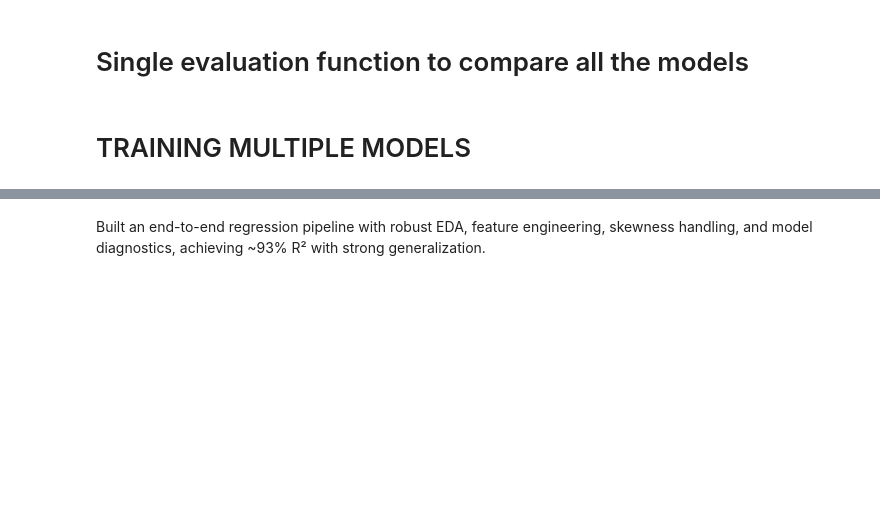
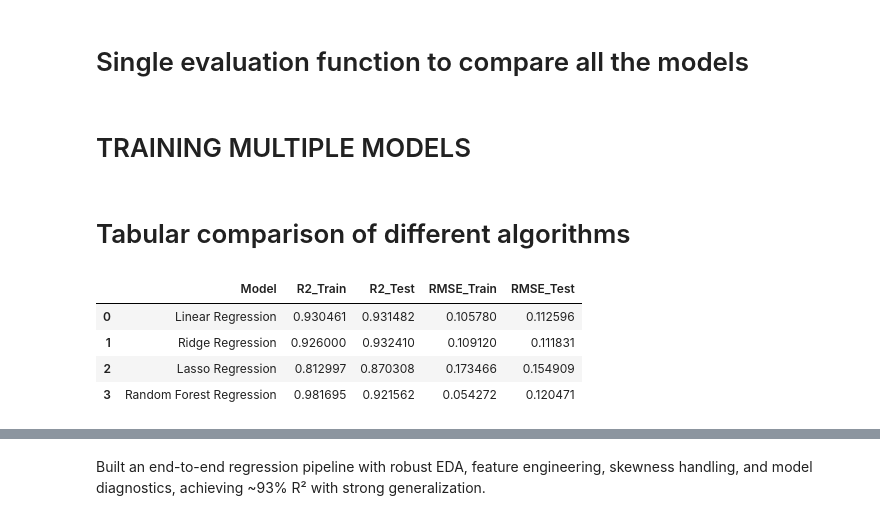
Before and after one commit to codebynishhhi/house_price_prediction, a Jupyter notebook: notebooks/exploration.ipynb, the cells around one changed output, grey strips where cells are left out. Cells and saved outputs as stored; diff of their text form; code cells hidden in the pictures; blank space fills up the shorter version.

Commit message:
Evaluating different models using cross-validation and choosing best model for hyperparameter tuning

```diff
--- a/notebooks/exploration.ipynb
+++ b/notebooks/exploration.ipynb
@@ -1163,3 +1163,32 @@ def evaluate_all_models(model,x_train, y_train_actual, x_test, y_test_actual, na
     }
 # %% [markdown]
 # TRAINING MULTIPLE MODELS
+# %%
+from sklearn.linear_model import Ridge, Lasso, LinearRegression
+from sklearn.ensemble import RandomForestRegressor
+
+models = [
+    (LinearRegression(), "Linear Regression"),
+    (Ridge(alpha=1.0), "Ridge Regression"),
+    (Lasso(alpha=0.1), "Lasso Regression"),
+    (RandomForestRegressor(n_estimators=100, random_state=42), "Random Forest Regression")
+]
+
+results = []
+
+for model, name in models:
+    model.fit(X_train, y_train)
+    results.append(
+        evaluate_all_models(model, X_train, y_train, X_test, y_test, name)
+    )
+# %% [markdown]
+# Tabular comparison of different algorithms
+# %%
+results_df = pd.DataFrame(results)
+results_df
+# %% [output]
+|  | Model | R2_Train | R2_Test | RMSE_Train | RMSE_Test |
+| 0 | Linear Regression | 0.930461 | 0.931482 | 0.105780 | 0.112596 |
+| 1 | Ridge Regression | 0.926000 | 0.932410 | 0.109120 | 0.111831 |
+| 2 | Lasso Regression | 0.812997 | 0.870308 | 0.173466 | 0.154909 |
+| 3 | Random Forest Regression | 0.981695 | 0.921562 | 0.054272 | 0.120471 |
```
Also changed, not shown: parts of 3 cells of this notebook.
